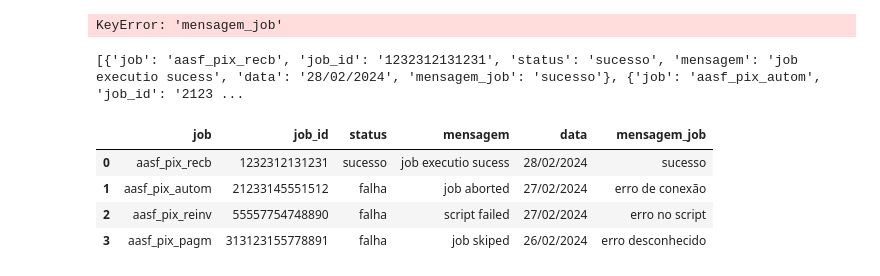
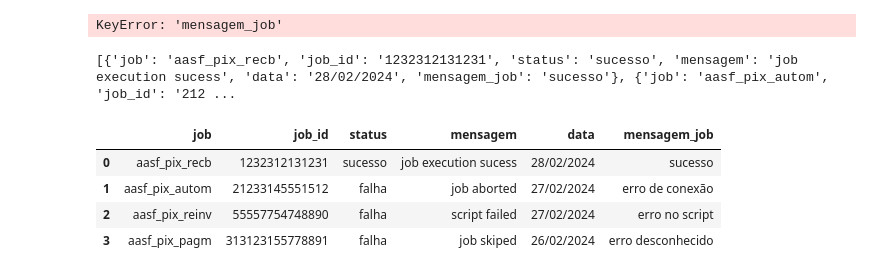
Before and after one commit to RafaellSanchez/api-geral, a Jupyter notebook: TST/codigo/mvfile.ipynb, the cells around one changed output. Drawn from its saved outputs; the diff is of its cells as text; code cells hidden in the pictures.

```diff
--- a/TST/codigo/mvfile.ipynb
+++ b/TST/codigo/mvfile.ipynb
@@ -175,32 +175,32 @@ KeyError: 'mensagem_job'
 # %%
 import pandas as pd
 
 dados = [
-    {'job':'aasf_pix_recb', 'job_id':'1232312131231', 'status':'sucesso', 'mensagem':'job executio sucess', 'data':'28/02/2024'},
+    {'job':'aasf_pix_recb', 'job_id':'1232312131231', 'status':'sucesso', 'mensagem':'job execution sucess', 'data':'28/02/2024'},
     {'job':'aasf_pix_autom', 'job_id':'21233145551512', 'status':'falha', 'mensagem':'job aborted', 'data':'27/02/2024'},
     {'job':'aasf_pix_reinv', 'job_id':'55557754748890', 'status':'falha', 'mensagem':'script failed', 'data':'27/02/2024'},
     {'job':'aasf_pix_pagm', 'job_id':'313123155778891', 'status':'falha', 'mensagem':'job skiped', 'data':'26/02/2024'}
 ]
 
 texto_msg = [
-    ('job executio sucess', 'sucesso'),
+    ('job execution sucess', 'sucesso'),
     ('job aborted', 'erro de conexão'),
     ('script failed', 'erro no script'),
     ('job skiped', 'erro desconhecido')
 ]
 
 for texto in dados:
     texto['mensagem_job'] = next((mensagem_job for mensagem, mensagem_job in texto_msg if mensagem == texto['mensagem'].lower()), 'Outra')
 
 # Exibir os dados atualizados
 print(dados)
 
 df = pd.DataFrame(dados)
 display(df)
 # %% [output]
-[{'job': 'aasf_pix_recb', 'job_id': '1232312131231', 'status': 'sucesso', 'mensagem': 'job executio sucess', 'data': '28/02/2024', 'mensagem_job': 'sucesso'}, {'job': 'aasf_pix_autom', 'job_id': '2123 ...
+[{'job': 'aasf_pix_recb', 'job_id': '1232312131231', 'status': 'sucesso', 'mensagem': 'job execution sucess', 'data': '28/02/2024', 'mensagem_job': 'sucesso'}, {'job': 'aasf_pix_autom', 'job_id': '212 ...
 |  | job | job_id | status | mensagem | data | mensagem_job |
-| 0 | aasf_pix_recb | 1232312131231 | sucesso | job executio sucess | 28/02/2024 | sucesso |
+| 0 | aasf_pix_recb | 1232312131231 | sucesso | job execution sucess | 28/02/2024 | sucesso |
 | 1 | aasf_pix_autom | 21233145551512 | falha | job aborted | 27/02/2024 | erro de conexão |
 | 2 | aasf_pix_reinv | 55557754748890 | falha | script failed | 27/02/2024 | erro no script |
 | 3 | aasf_pix_pagm | 313123155778891 | falha | job skiped | 26/02/2024 | erro desconhecido |
```
